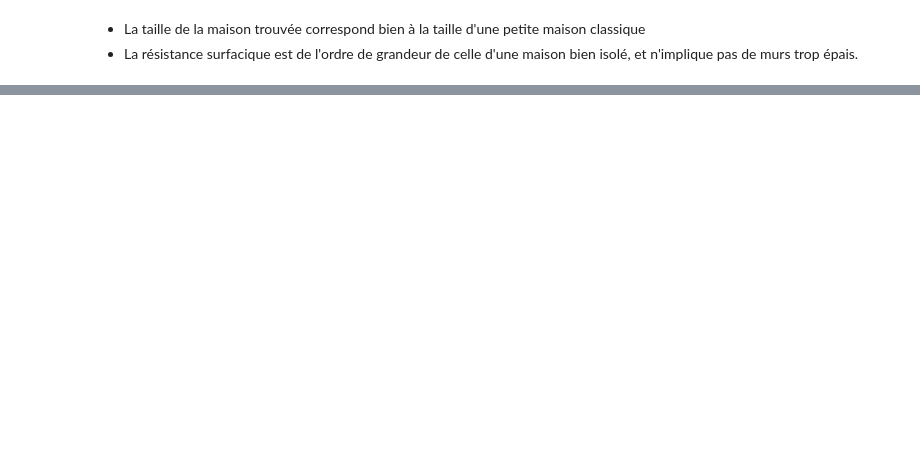
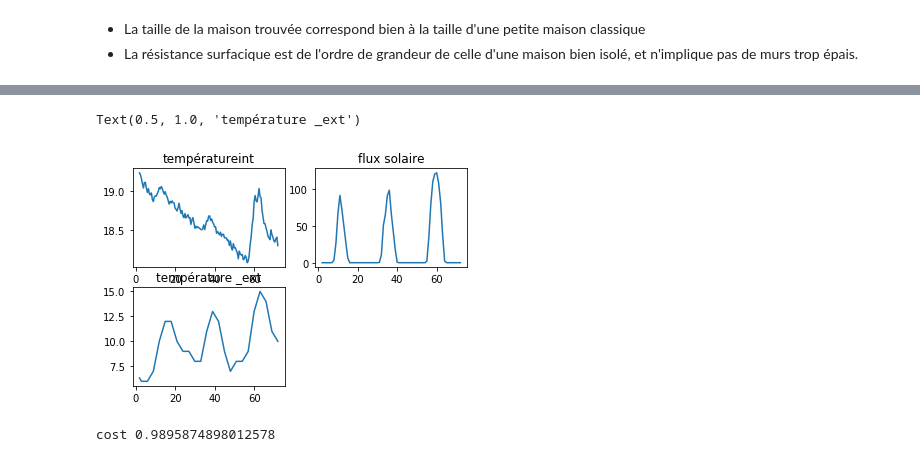
Before and after one commit to paplessix/proj_opti_S2, a Jupyter notebook: model.ipynb, the cells around one changed output, grey strips where cells are left out. Drawn from its saved outputs; the diff is of its cells as text; code cells hidden in the pictures; blank space fills up the shorter version.

```diff
--- a/model.ipynb
+++ b/model.ipynb
@@ -163,0 +203,35 @@ On vérifie bien que la constante de temps de notre modèle $\delta = C.R_{th}$
+# %%
+# Extraction des données
+data = np.loadtxt('donnees-projet-gr4.txt')
+data = data[3:] #même simplification que plus haut
+heure = data.transpose()[0]
+T_int = data.transpose()[1]
+phi_sol = data.transpose()[2]
+T_ext = data.transpose()[3]
+plt.subplot((221))
+plt.plot(heure,T_int)
+plt.title('températureint')
+plt.subplot((222))
+plt.plot(heure,phi_sol)
+plt.title('flux solaire')
+plt.subplot(223)
+plt.plot(heure,T_ext)
+plt.title('température _ext')
+# %% [output]
+Text(0.5, 1.0, 'température _ext')
+[figure, added]
+# %%
+def least_square(T_0,T_int, T_ext, phi_sol):
+    def f(X):
+        return (T_int-mod(T_0,T_ext,phi_sol,0.5,X[0],0,X[1],X[2]))
+    res = optimize.least_squares(f,[200,0.005,5])
+    return res.x, res.cost
+# La méthode est moins stable
+res,cost = least_square(T_int[0],T_int,T_ext,phi_sol)
+R,alpha,R_surf = res
+print('cost',cost)
+V = (R/R_surf)**(3/2)
+C = 1004*V
+#
+# %% [output]
+cost 0.9895874898012578
```
Also changed, not shown: parts of 16 cells of this notebook.
